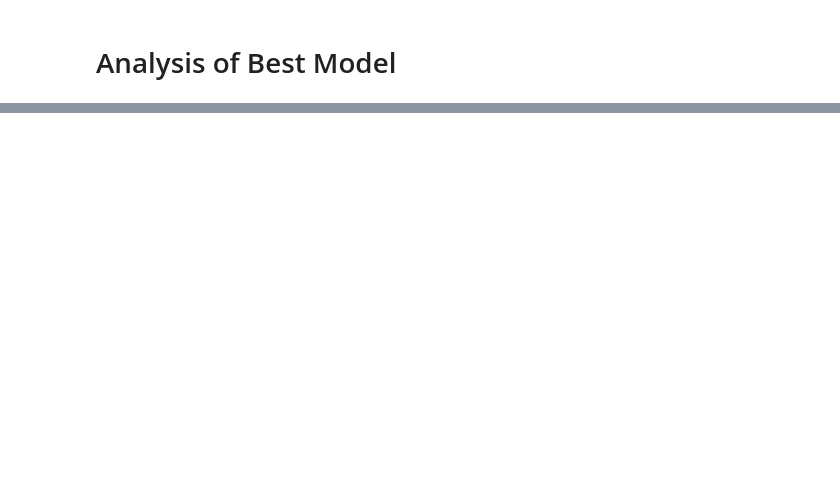
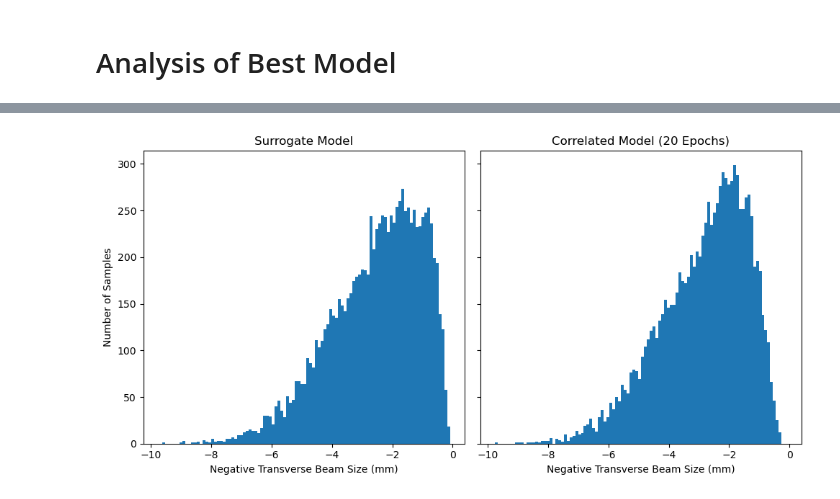
Before and after one commit to t-bz/SLAC_Xopt, a Jupyter notebook: NN_prior/eval_corr_models.ipynb, the cells around one changed output, grey strips where cells are left out. Cells and saved outputs as stored; diff of their text form; code cells hidden in the pictures; blank space fills up the shorter version.

```diff
--- a/NN_prior/eval_corr_models.ipynb
+++ b/NN_prior/eval_corr_models.ipynb
@@ -22,22 +51,33 @@ for i in range(n_epochs):
 # Correlations and MAEs
 # %%
 path = "./corr_models/"
-rng_seed = 3
+rng_seed = 0
 n_samples = 10000
 cutoff_value = None
 
 # uniform samples
-x = surrogate.sample_x(n_samples, seed=rng_seed)
-y = ground_truth(x).detach()
+inputs_test = [vocs.random_inputs() for _ in range(10000)]
+outputs_test = [evaluate(input_dict)[objective_name] for input_dict in inputs_test]
+data_test = pd.DataFrame(inputs_test)
+data_test[objective_name] = outputs_test
+x_test = torch.tensor(data_test[input_names].values)
+x_test_variables = torch.tensor(data_test[vocs.variable_names].values)
+with torch.no_grad():
+    y_test = torch.tensor(data_test[vocs.objective_names].values).squeeze()
+
+# MAE for best constant
+y_const = torch.mean(y_test) * torch.ones_like(y_test)
+mae_const = calc_mae(y_test, y_const)
 
 # calculate correlations and MAE for all models
 correlations, maes = [], []
 for i in range(n_epochs):
-    y_corr = corr_objs[i](x).detach()
-    correlations.append(util.calc_correlation(y, y_corr, cutoff_value))
-    maes.append(util.calc_mean_absolute_error(y, y_corr))
-torch.save(torch.tensor(correlations), path + "correlations.pt")
-torch.save(torch.tensor(maes), path + "maes.pt")
+    with torch.no_grad():
+        y_corr = corr_objs[i](x_test).detach()
+        correlations.append(calc_corr(y_test, y_corr, cutoff_value))
+        maes.append(calc_mae(y_test, y_corr))
+# torch.save(torch.tensor(correlations), path + "correlations.pt")
+# torch.save(torch.tensor(maes), path + "maes.pt")
 # %%
 # find best models
 idx_best_corr = np.argmax(correlations)
@@ -76,14 +121,16 @@ print("{:d} Epochs -> Correlation: {:.2f}, MAE: {:.2f} {}".format(idx_best + 1,
 # %%
 # plot objective distributions
 fig, ax = plt.subplots(nrows=1, ncols=2, sharex=True, sharey=True, figsize=(10, 5))
-ax[0].hist(y * ground_truth.unit_factor, bins=100)
+ax[0].hist(y_test, bins=100)
 ax[0].set_title("Surrogate Model")
 ax[0].set_ylabel("Number of Samples")
-ax[1].hist(y_corr * ground_truth.unit_factor, bins=100)
+ax[1].hist(y_corr, bins=100)
 ax[1].set_title("Correlated Model ({:d} Epochs)".format(idx_best + 1))
 for i in range(2):
-    ax[i].set_xlabel("{} {}".format(ground_truth.name, ground_truth.unit))
+    ax[i].set_xlabel("{} ({})".format(ground_truth.name, ground_truth.unit))
 fig.tight_layout()
+# %% [output]
+[figure, added]
 # %%
 # plot correlations
 fig, ax = plt.subplots(nrows=1, ncols=1, figsize=(8, 6))
```
Also changed, not shown: parts of 9 cells of this notebook, 21 other files.
